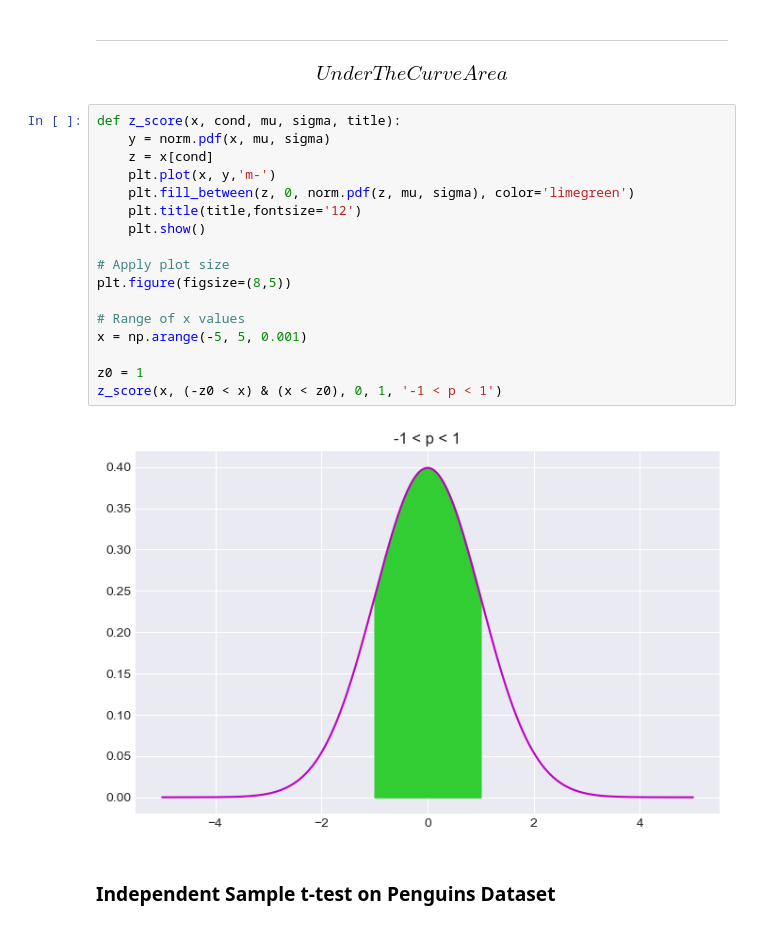
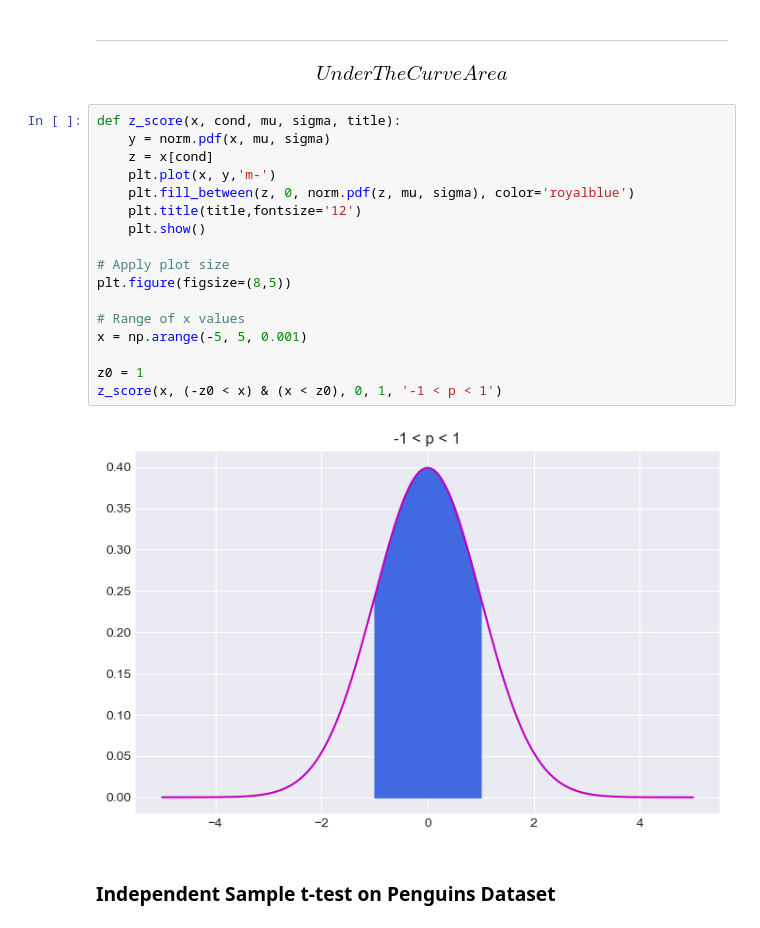
Before and after one commit to Anna20041983/Machine_Learning_and_Statistics, a Jupyter notebook: tasks.ipynb, the cells around one changed output. Saved outputs shown, nothing was run; the diff lists cells and outputs as text.

```diff
--- a/tasks.ipynb
+++ b/tasks.ipynb
@@ -587,22 +587,22 @@ plt.show()
 # %%
 def z_score(x, cond, mu, sigma, title):
     y = norm.pdf(x, mu, sigma)
     z = x[cond]
     plt.plot(x, y,'m-')
-    plt.fill_between(z, 0, norm.pdf(z, mu, sigma), color='limegreen')
+    plt.fill_between(z, 0, norm.pdf(z, mu, sigma), color='royalblue')
     plt.title(title,fontsize='12')
     plt.show()
 
 # Apply plot size
 plt.figure(figsize=(8,5))
 
 # Range of x values
 x = np.arange(-5, 5, 0.001)
 
 z0 = 1
 z_score(x, (-z0 < x) & (x < z0), 0, 1, '-1 < p < 1')
 # %% [output]
-[figure, old version]
+[figure, new version]
 # %% [markdown]
 ### Independent Sample t-test on Penguins Dataset
 # %%
```
Also changed, not shown: parts of 29 cells of this notebook.
